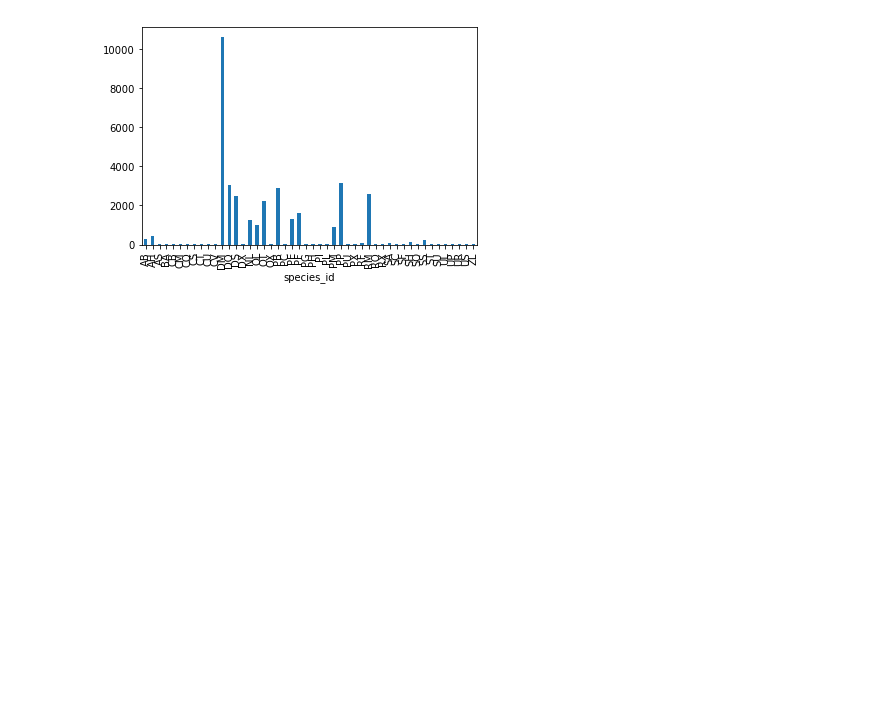
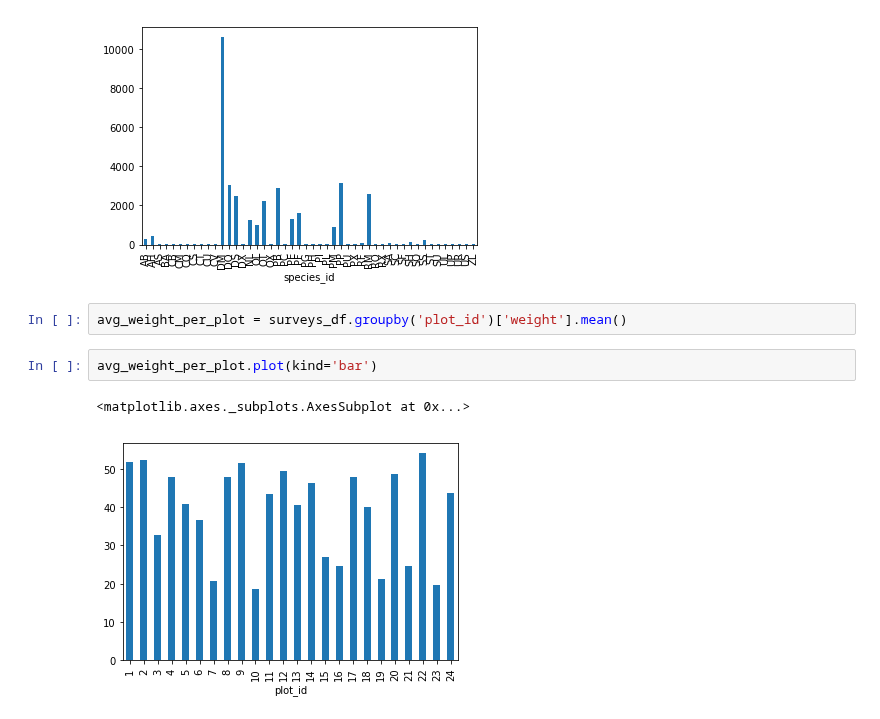
Before and after one commit to calculquebec/cq-formation-analyse-visualisation-python, a Jupyter notebook: Analyse et visualisation en Python 20170207.ipynb, the cells around one changed output. Drawn from its saved outputs; the diff is of its cells as text; blank space fills up the shorter version.

```diff
--- a/Analyse et visualisation en Python 20170207.ipynb
+++ b/Analyse et visualisation en Python 20170207.ipynb
@@ -252,3 +252,10 @@ species_counts.plot(kind='bar')
 # %% [output]
 <matplotlib.axes._subplots.AxesSubplot at 0x...>
 [figure]
+# %%
+avg_weight_per_plot = surveys_df.groupby('plot_id')['weight'].mean()
+# %%
+avg_weight_per_plot.plot(kind='bar')
+# %% [output]
+<matplotlib.axes._subplots.AxesSubplot at 0x...>
+[figure, added]
```
